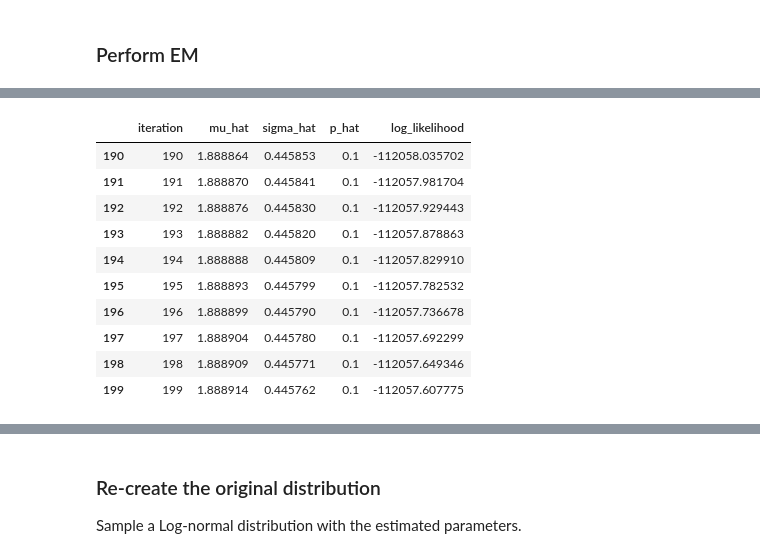
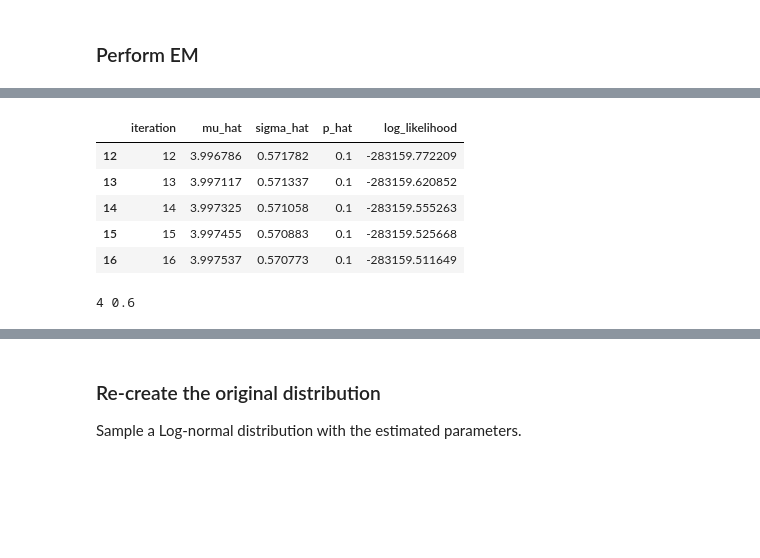
Before and after one commit to yelabucsf/scrna-parameter-estimation, a Jupyter notebook: notebooks/1d_em_simulation_lognormal_v2.ipynb, the cells around one changed output, grey strips where cells are left out. Cells and saved outputs as stored; diff of their text form; code cells hidden in the pictures; blank space fills up the shorter version.

```diff
--- a/notebooks/1d_em_simulation_lognormal_v2.ipynb
+++ b/notebooks/1d_em_simulation_lognormal_v2.ipynb
@@ -261,7 +235,7 @@ def get_parameters(observed, prob_table):
 ### Perform EM
 # %%
 # Initialize hyperparameters for EM
-NUM_ITER = 200
+NUM_ITER = 50
 # %%
 # Initialize the parameters
 p_hat = p
@@ -269,22 +243,38 @@ mu_hat = 5
 sigma_hat = 5
 # %%
 observed_counts = pd.Series(observed).value_counts()
+# %%
+data = pd.DataFrame()
+data['observed'] = observed
+data = data.groupby('observed').size().reset_index(name='count')
+data['observed_weight'] = data['count'] / len(observed)
+data.set_index('observed', inplace=True)
+# %%
+base_dataframe = pd.concat(
+    [pd.DataFrame(
+        np.concatenate(
+            [np.ones(MAX_LATENT-x).reshape(-1, 1)*x,
+            np.arange(x, MAX_LATENT).reshape(-1,1)], axis=1),
+        columns=['observed', 'latent']) for x in range(MAX_LATENT)])
+base_dataframe.set_index('observed', inplace=True)
 # %%
 fitting_progress = []
+start = time.time()
 for itr in range(NUM_ITER):
 
     px_table = create_px_table(mu_hat, sigma_hat, p)
     likelihood = np.array([count*np.log(px_table[val]) for val,count in zip(observed_counts.index, observed_counts)]).sum()
 
-    if itr > 0 and (likelihood < fitting_progress[-1][4] or np.isnan(mu_hat) or np.isnan(sigma_hat) or np.isnan(likelihood)):
+    if itr > 0 and (likelihood < fitting_progress[-1][4] + 1e-2 or np.isnan(mu_hat) or np.isnan(sigma_hat) or np.isnan(likelihood)):
         mu_hat = fitting_progress[-1][1]
         sigma_hat = fitting_progress[-1][2]
+        print("stopped")
         break
 
     fitting_progress.append((itr, mu_hat, sigma_hat, p_hat, likelihood))
 
     # E step
-    prob_table = create_pz_table(mu_hat, sigma_hat, p_hat)
-
+    prob_table = create_pz_table(mu_hat, sigma_hat, p_hat, px_table)
     # M step
-    mu_hat, sigma_hat, p_hat = get_parameters(observed, prob_table)
+    mu_hat, sigma_hat, p_hat = get_parameters(data, prob_table, base_dataframe)
+print('runtime:', time.time() - start)
@@ -299,17 +292,16 @@ optimal_likelihood
 # %%
-fitting_progress.tail(10)
+fitting_progress.tail(5)
 # %% [output]
 |  | iteration | mu_hat | sigma_hat | p_hat | log_likelihood |
-| 190 | 190 | 1.888864 | 0.445853 | 0.1 | -112058.035702 |
-| 191 | 191 | 1.888870 | 0.445841 | 0.1 | -112057.981704 |
-| 192 | 192 | 1.888876 | 0.445830 | 0.1 | -112057.929443 |
-| 193 | 193 | 1.888882 | 0.445820 | 0.1 | -112057.878863 |
-| 194 | 194 | 1.888888 | 0.445809 | 0.1 | -112057.829910 |
-| 195 | 195 | 1.888893 | 0.445799 | 0.1 | -112057.782532 |
-| 196 | 196 | 1.888899 | 0.445790 | 0.1 | -112057.736678 |
-| 197 | 197 | 1.888904 | 0.445780 | 0.1 | -112057.692299 |
-| 198 | 198 | 1.888909 | 0.445771 | 0.1 | -112057.649346 |
-| 199 | 199 | 1.888914 | 0.445762 | 0.1 | -112057.607775 |
+| 12 | 12 | 3.996786 | 0.571782 | 0.1 | -283159.772209 |
+| 13 | 13 | 3.997117 | 0.571337 | 0.1 | -283159.620852 |
+| 14 | 14 | 3.997325 | 0.571058 | 0.1 | -283159.555263 |
+| 15 | 15 | 3.997455 | 0.570883 | 0.1 | -283159.525668 |
+| 16 | 16 | 3.997537 | 0.570773 | 0.1 | -283159.511649 |
+# %%
+print(mu, sigma)
+# %% [output]
+4 0.6
 # %%
 plt.figure(figsize=(20, 3))
 plt.subplot(1, 3, 1)
```
Also changed, not shown: parts of 39 cells of this notebook, 2 other files.
